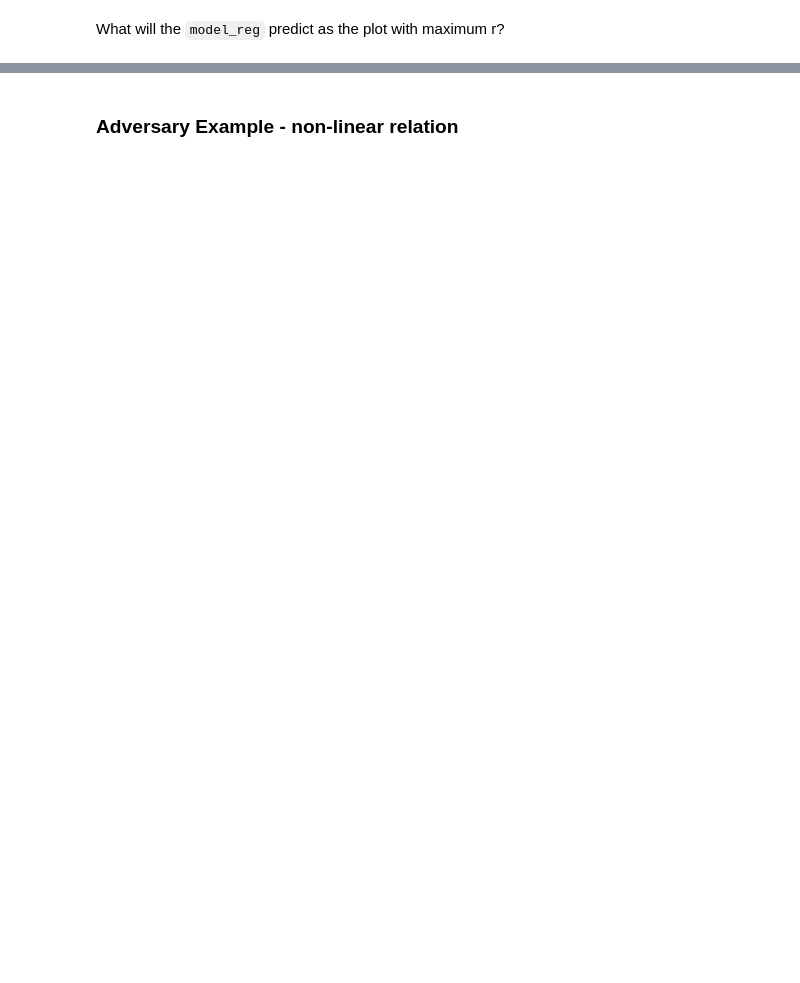
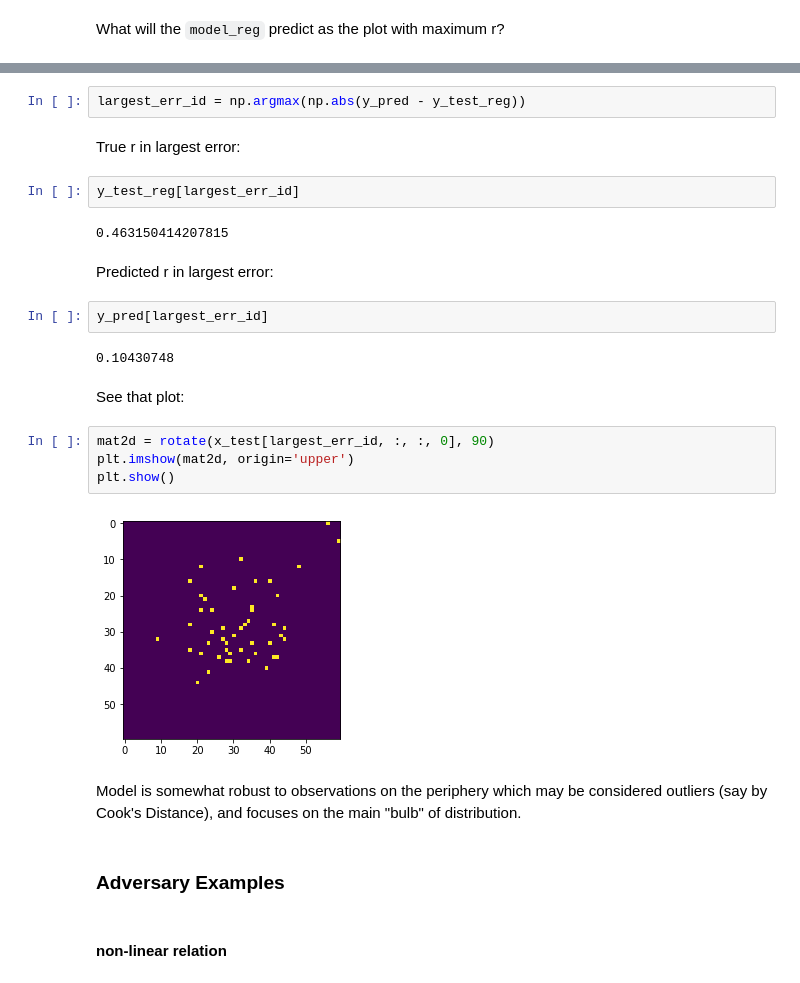
Before and after one commit to gsimchoni/PyData_DeepVisualInference, a Jupyter notebook: deep_visual_learning.ipynb, the cells around one changed output, grey strips where cells are left out. Saved outputs shown, nothing was run; the diff lists cells and outputs as text; blank space fills up the shorter version.

Commit message:
Adds adversarial examples and largest error

```diff
--- a/deep_visual_learning.ipynb
+++ b/deep_visual_learning.ipynb
@@ -340,2 +347,28 @@ print(y_pred_reg_mtcars.argmax())
+# %%
+largest_err_id = np.argmax(np.abs(y_pred - y_test_reg))
+# %% [markdown]
+True r in largest error:
+# %%
+y_test_reg[largest_err_id]
+# %% [output]
+0.463150414207815
+# %% [markdown]
+Predicted r in largest error:
+# %%
+y_pred[largest_err_id]
+# %% [output]
+0.10430748
+# %% [markdown]
+See that plot:
+# %%
+mat2d = rotate(x_test[largest_err_id, :, :, 0], 90)
+plt.imshow(mat2d, origin='upper')
+plt.show()
+# %% [output]
+[figure, added]
+# %% [markdown]
+Model is somewhat robust to observations on the periphery which may be considered outliers (say by Cook's Distance), and focuses on the main "bulb" of distribution.
+# %% [markdown]
+### Adversary Examples
 # %% [markdown]
-### Adversary Example - non-linear relation
+#### non-linear relation
```
Also changed, not shown: parts of 31 cells of this notebook, 1 other file.
